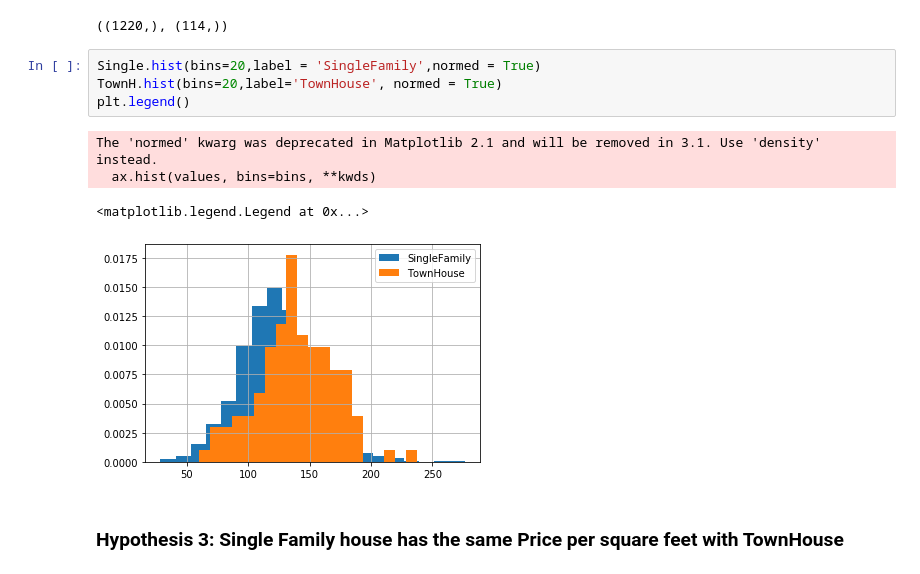
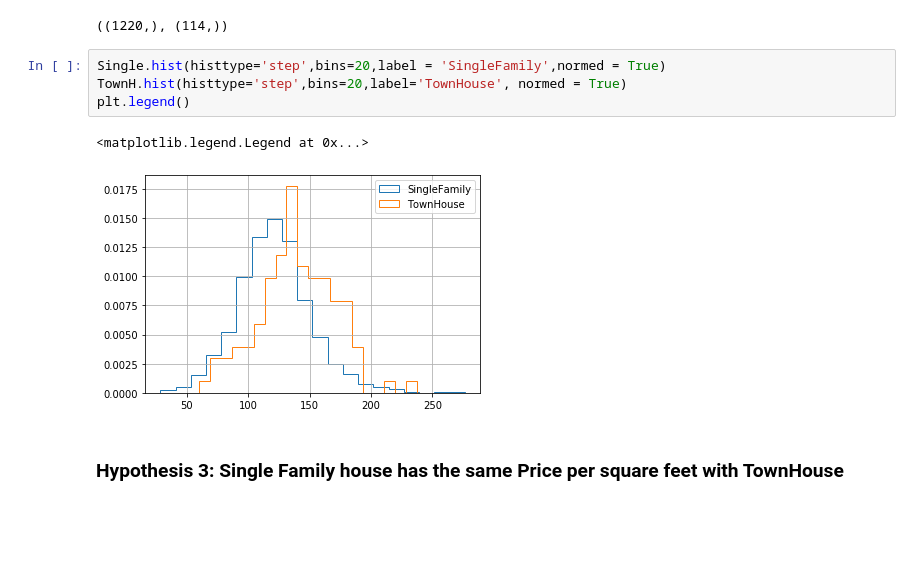
Before and after one commit to Shunling/CapstoneProjects, a Jupyter notebook: HousePriceRegression/Shirley_HousePriceRegression_Statistical_Analysis.ipynb, the cells around one changed output. Cells and saved outputs as stored; diff of their text form; blank space fills up the shorter version.

```diff
--- a/HousePriceRegression/Shirley_HousePriceRegression_Statistical_Analysis.ipynb
+++ b/HousePriceRegression/Shirley_HousePriceRegression_Statistical_Analysis.ipynb
@@ -157,14 +182,12 @@ Single.shape,TownH.shape
 # %% [output]
 ((1220,), (114,))
 # %%
-Single.hist(bins=20,label = 'SingleFamily',normed = True)
-TownH.hist(bins=20,label='TownHouse', normed = True)
+Single.hist(histtype='step',bins=20,label = 'SingleFamily',normed = True)
+TownH.hist(histtype='step',bins=20,label='TownHouse', normed = True)
 plt.legend()
 # %% [output]
-The 'normed' kwarg was deprecated in Matplotlib 2.1 and will be removed in 3.1. Use 'density' instead.
-  ax.hist(values, bins=bins, **kwds)
+<matplotlib.legend.Legend at 0x...>
-<matplotlib.legend.Legend at 0x...>
-[figure, old version]
+[figure, new version]
 # %% [markdown]
 ### Hypothesis 3: Single Family house has the same Price per square feet with TownHouse
 # %%
```
Also changed, not shown: parts of 3 cells of this notebook.
